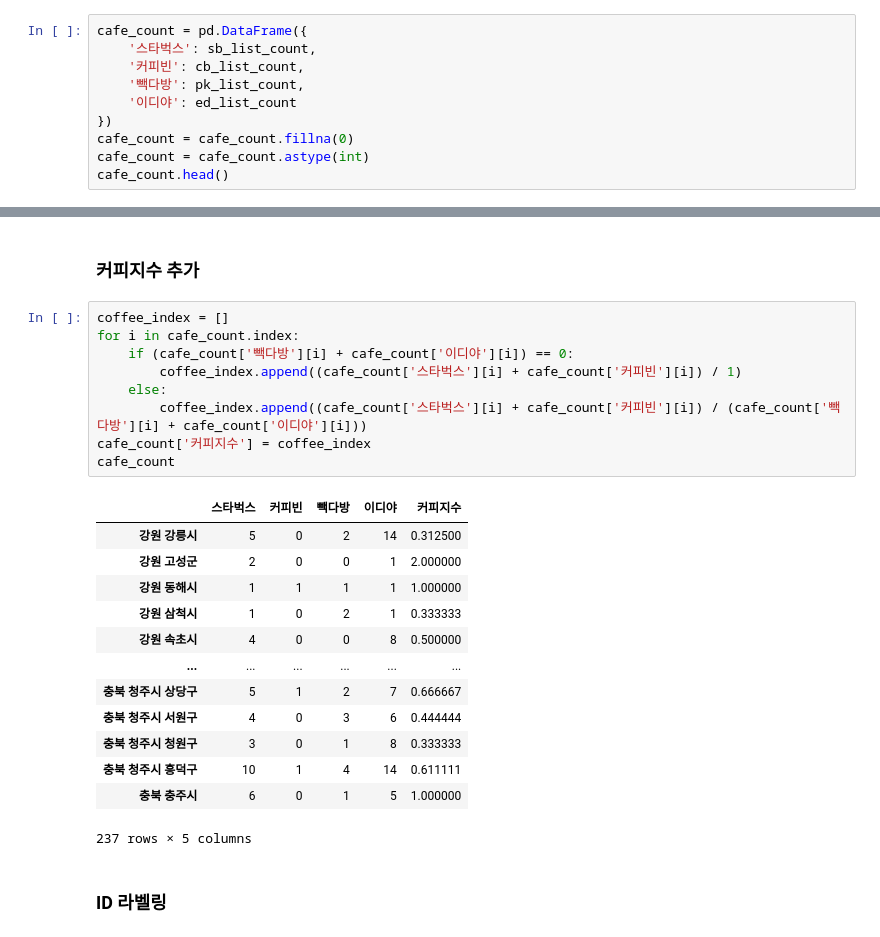
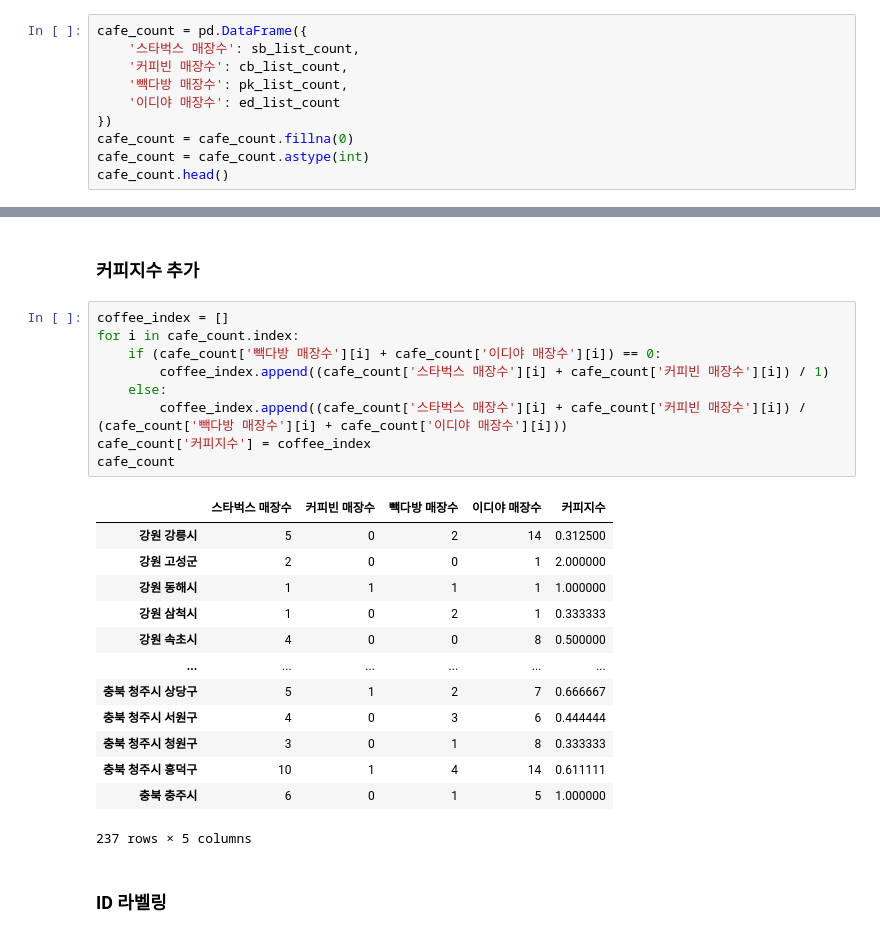
Before and after one commit to STNox/Data-Analysis, a Jupyter notebook: 09. Coffee Index/Cartogram/coffee index.ipynb, the cells around one changed output, grey strips where cells are left out. Drawn from its saved outputs; the diff is of its cells as text.

```diff
--- a/09. Coffee Index/Cartogram/coffee index.ipynb
+++ b/09. Coffee Index/Cartogram/coffee index.ipynb
@@ -97,10 +97,10 @@ sb_list_count
 Name: 상호명, Length: 189, dtype: int64
 # %%
 cafe_count = pd.DataFrame({
-    '스타벅스': sb_list_count,
-    '커피빈': cb_list_count,
-    '빽다방': pk_list_count,
-    '이디야': ed_list_count
+    '스타벅스 매장수': sb_list_count,
+    '커피빈 매장수': cb_list_count,
+    '빽다방 매장수': pk_list_count,
+    '이디야 매장수': ed_list_count
 })
 cafe_count = cafe_count.fillna(0)
 cafe_count = cafe_count.astype(int)
@@ -117,14 +117,14 @@ cafe_count.head()
 # %%
 coffee_index = []
 for i in cafe_count.index:
-    if (cafe_count['빽다방'][i] + cafe_count['이디야'][i]) == 0:
-        coffee_index.append((cafe_count['스타벅스'][i] + cafe_count['커피빈'][i]) / 1)
+    if (cafe_count['빽다방 매장수'][i] + cafe_count['이디야 매장수'][i]) == 0:
+        coffee_index.append((cafe_count['스타벅스 매장수'][i] + cafe_count['커피빈 매장수'][i]) / 1)
     else:
-        coffee_index.append((cafe_count['스타벅스'][i] + cafe_count['커피빈'][i]) / (cafe_count['빽다방'][i] + cafe_count['이디야'][i]))
+        coffee_index.append((cafe_count['스타벅스 매장수'][i] + cafe_count['커피빈 매장수'][i]) / (cafe_count['빽다방 매장수'][i] + cafe_count['이디야 매장수'][i]))
 cafe_count['커피지수'] = coffee_index
 cafe_count
 # %% [output]
-|  | 스타벅스 | 커피빈 | 빽다방 | 이디야 | 커피지수 |
+|  | 스타벅스 매장수 | 커피빈 매장수 | 빽다방 매장수 | 이디야 매장수 | 커피지수 |
 | 강원 강릉시 | 5 | 0 | 2 | 14 | 0.312500 |
 | 강원 고성군 | 2 | 0 | 0 | 1 | 2.000000 |
 | 강원 동해시 | 1 | 1 | 1 | 1 | 1.000000 |
```
Also changed, not shown: parts of 2 cells of this notebook, 5 other files.
